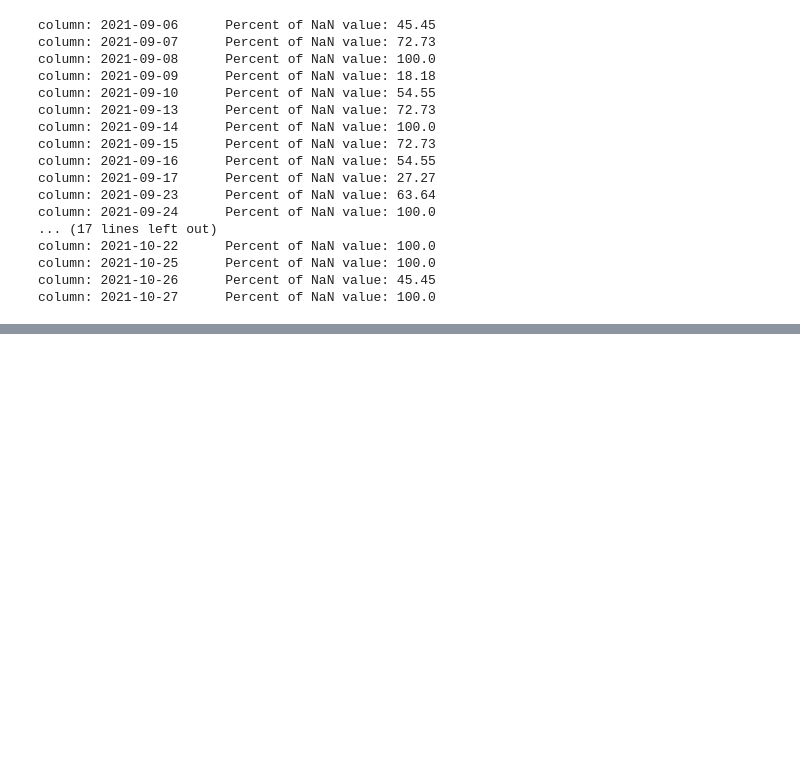
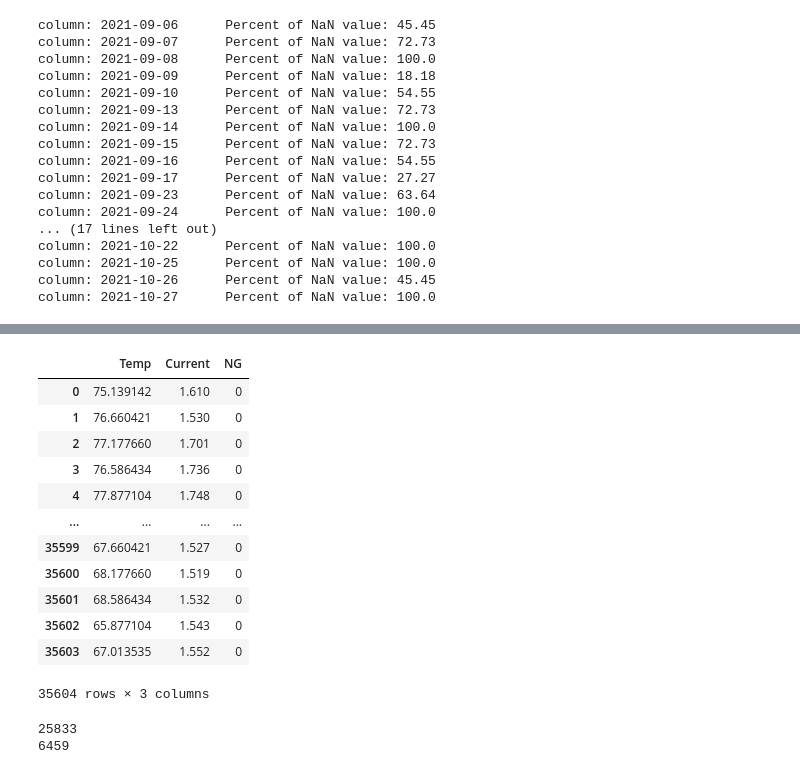
Before and after one commit to bigdataleeky/python, a Jupyter notebook: 20220525/2022525 실습과제.ipynb, the cells around one changed output, grey strips where cells are left out. Drawn from its saved outputs; the diff is of its cells as text; code cells hidden in the pictures; blank space fills up the shorter version.

```diff
--- a/20220525/2022525 실습과제.ipynb
+++ b/20220525/2022525 실습과제.ipynb
@@ -372,10 +309,0 @@ df[df['Process'] == df_er['2021-09-06'][0]]
-# %%
-pick_data['NG'] = 0
-for dt in df_er.columns:
-    pick_DATE = df[df.Date == dt]
-    for i in range(len(df_er)): # len(df_er) : 11개 -> 한날짜에 최대한 에러 11개
-        single_feature = df_er[dt][i] # 에러루트 위치 검출
-        if single_feature !=0:
-            c_inx = pick_DATE['Temp'][pick_DATE['Process'] == single_feature].index
-            pick_data['NG'].loc[c_inx] = 1
-        else:pass
@@ -431,0 +326,3 @@ len(df_er.columns)
+# %%
+df_err = df_er.fillna(0)
+df_err.head()
@@ -431,0 +372,10 @@ len(df_er.columns)
+# %%
+pick_data['NG'] = 0
+for dt in df_err.columns:
+    pick_DATE = df[df.Date ==dt]
+    for i in range(len(df_err)):# len(df_err) : 11개 -> 한 날짜에 최대 에러 11개
+        single_feature = df_err[dt][i]# 에러 루트 위치 검출
+        if single_feature != 0 :
+            c_inx = pick_DATE['Temp'][pick_DATE['Process'] == single_feature].index
+            pick_data['NG'].loc[c_inx] = 1
+        else :pass
@@ -431,0 +419,3 @@ len(df_er.columns)
+# %%
+train_data = pick_data[:35604]
+train_data.info()
@@ -431,0 +433,17 @@ len(df_er.columns)
+# %%
+# 정상인 데이터만 학습을 진행  -  정상데이터만 추출
+train_data
+# %% [output]
+|  | Temp | Current | NG |
+| 0 | 75.139142 | 1.610 | 0 |
+| 1 | 76.660421 | 1.530 | 0 |
+| 2 | 77.177660 | 1.701 | 0 |
+| 3 | 76.586434 | 1.736 | 0 |
+| 4 | 77.877104 | 1.748 | 0 |
+| ... | ... | ... | ... |
+| 35599 | 67.660421 | 1.527 | 0 |
+| 35600 | 68.177660 | 1.519 | 0 |
+| 35601 | 68.586434 | 1.532 | 0 |
+| 35602 | 65.877104 | 1.543 | 0 |
+| 35603 | 67.013535 | 1.552 | 0 |
+35604 rows × 3 columns
@@ -431,0 +478,9 @@ len(df_er.columns)
+# %%
+from sklearn.model_selection import train_test_split
+
+x_train, x_valid, y_train, y_valid = train_test_split(X_train, Y_train, test_size=0.2 )
+print(len(x_train))
+print(len(x_valid))
+# %% [output]
+25833
+6459
```
Also changed, not shown: parts of 34 cells of this notebook.
